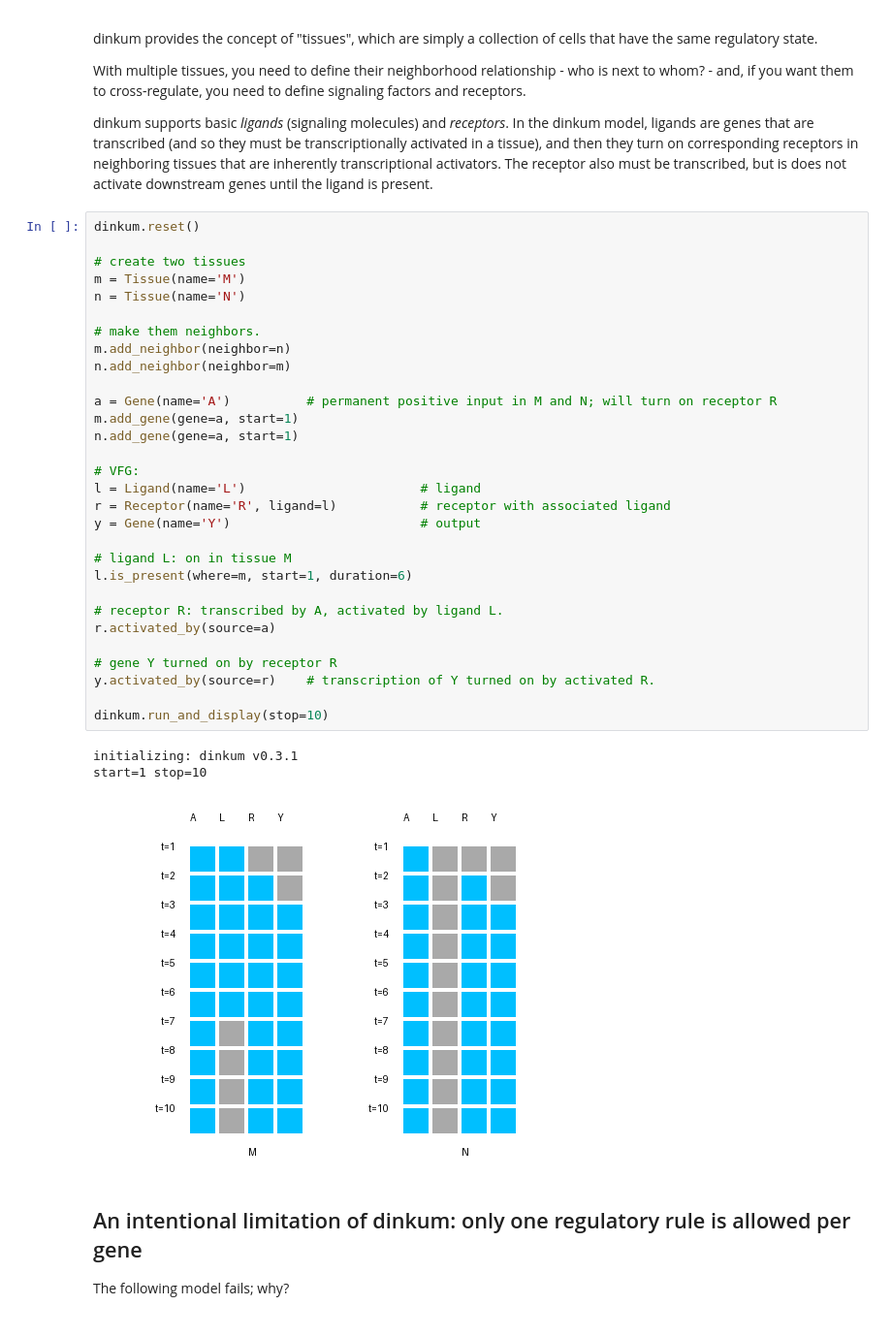
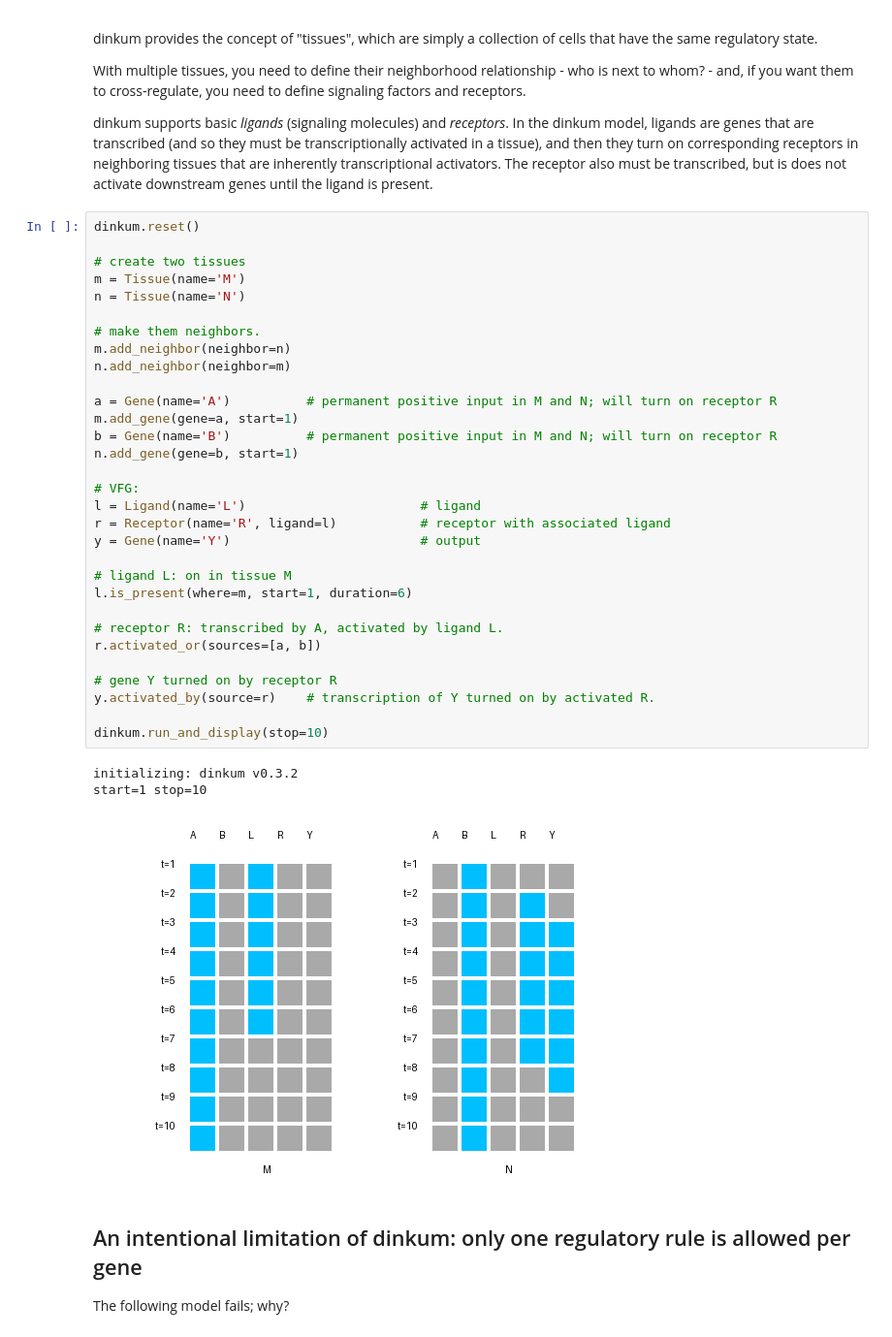
Before and after one commit to ngs-docs/2025-ucd-dinkum, a Jupyter notebook: 0-getting-started.ipynb, the cells around one changed output. Shown at 97% size. Saved outputs shown, nothing was run; the diff lists cells and outputs as text.

```diff
--- a/0-getting-started.ipynb
+++ b/0-getting-started.ipynb
@@ -110,37 +110,38 @@ dinkum supports basic _ligands_ (signaling molecules) and _receptors_. In the di
 # %%
 dinkum.reset()
 
 # create two tissues
 m = Tissue(name='M')
 n = Tissue(name='N')
 
 # make them neighbors.
 m.add_neighbor(neighbor=n)
 n.add_neighbor(neighbor=m)
 
 a = Gene(name='A')          # permanent positive input in M and N; will turn on receptor R
 m.add_gene(gene=a, start=1)
-n.add_gene(gene=a, start=1)
+b = Gene(name='B')          # permanent positive input in M and N; will turn on receptor R
+n.add_gene(gene=b, start=1)
 
 # VFG:
 l = Ligand(name='L')                       # ligand
 r = Receptor(name='R', ligand=l)           # receptor with associated ligand
 y = Gene(name='Y')                         # output
 
 # ligand L: on in tissue M
 l.is_present(where=m, start=1, duration=6)
 
 # receptor R: transcribed by A, activated by ligand L.
-r.activated_by(source=a)
+r.activated_or(sources=[a, b])
 
 # gene Y turned on by receptor R
 y.activated_by(source=r)    # transcription of Y turned on by activated R.
 
 dinkum.run_and_display(stop=10)
 # %% [output]
-initializing: dinkum v0.3.1
+initializing: dinkum v0.3.2
 start=1 stop=10
-[figure, old version]
+[figure, new version]
 # %% [markdown]
 ## An intentional limitation of dinkum: only one regulatory rule is allowed per gene
 
```
Also changed, not shown: parts of 5 cells of this notebook, 3 other files.
